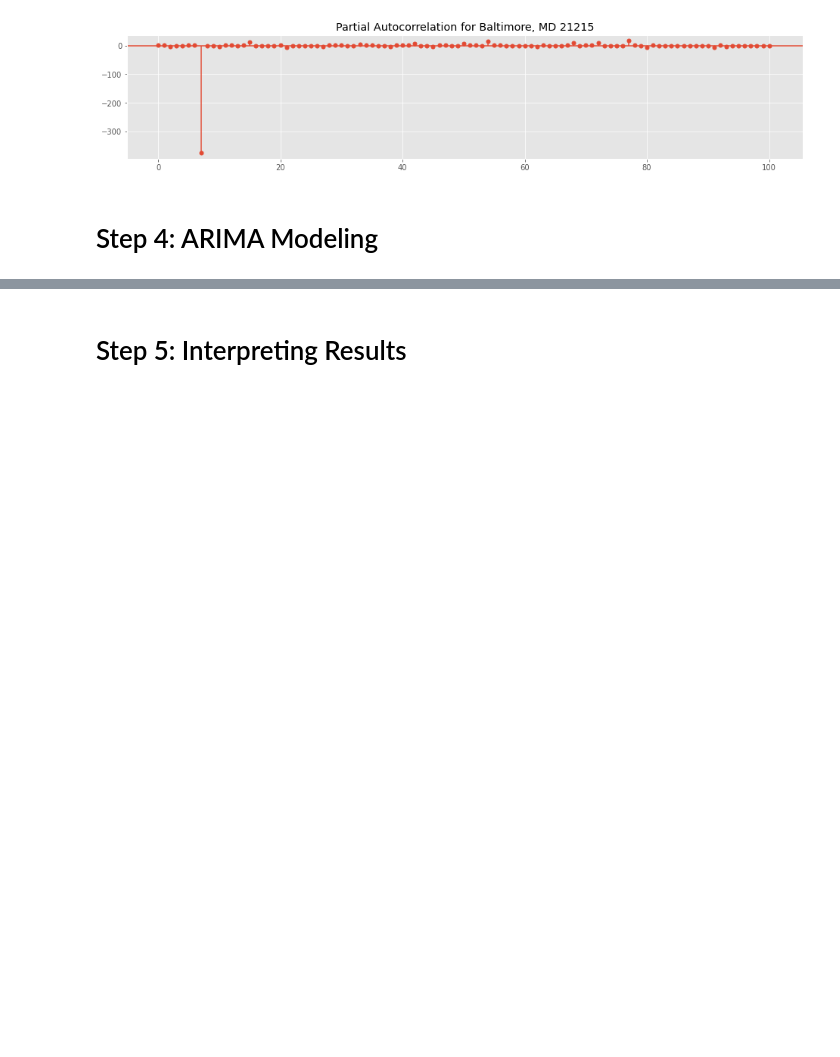
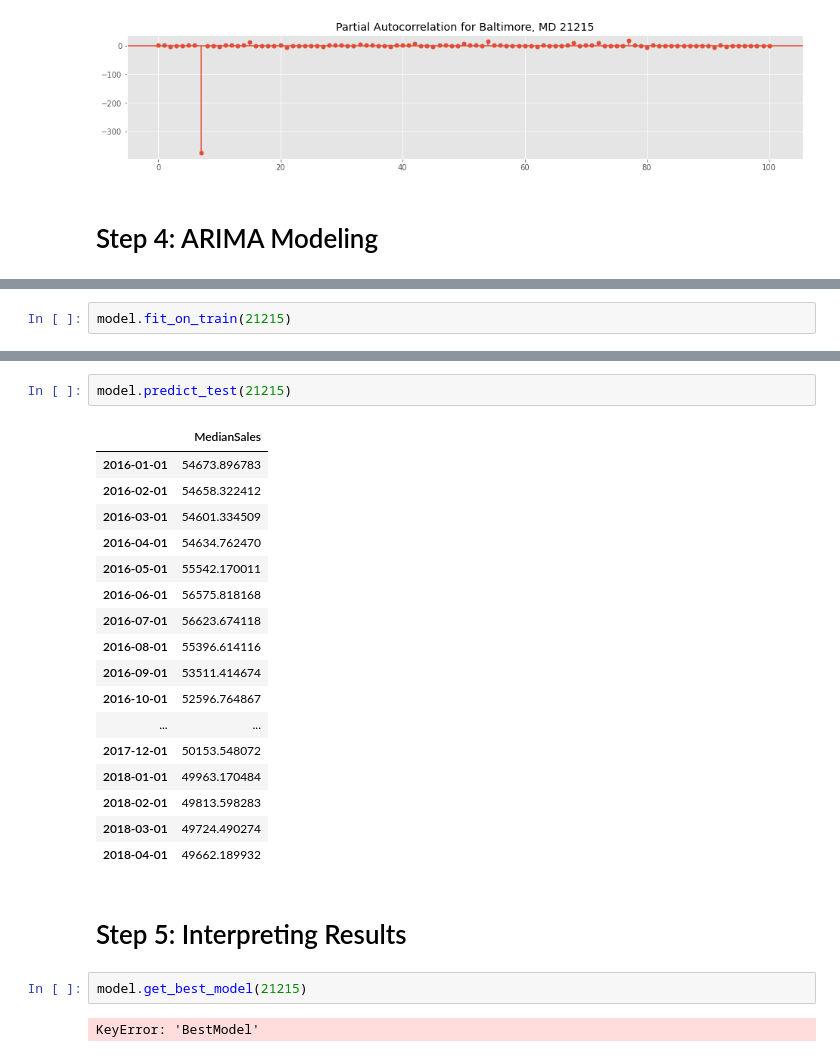
Before and after one commit to sethchart/Baltimore-Real-Estate-Investment, a Jupyter notebook: code/starter_notebook.ipynb, the cells around one changed output, grey strips where cells are left out. Saved outputs shown, nothing was run; the diff lists cells and outputs as text; blank space fills up the shorter version.

```diff
--- a/code/starter_notebook.ipynb
+++ b/code/starter_notebook.ipynb
@@ -199,0 +223,2 @@ plt.plot(best_res.predict())
+# %%
+model.fit_on_train(21215)
@@ -200,2 +243,26 @@ plt.plot(best_res.predict())
+# %%
+model.predict_test(21215)
+# %% [output]
+|  | MedianSales |
+| 2016-01-01 | 54673.896783 |
+| 2016-02-01 | 54658.322412 |
+| 2016-03-01 | 54601.334509 |
+| 2016-04-01 | 54634.762470 |
+| 2016-05-01 | 55542.170011 |
+| 2016-06-01 | 56575.818168 |
+| 2016-07-01 | 56623.674118 |
+| 2016-08-01 | 55396.614116 |
+| 2016-09-01 | 53511.414674 |
+| 2016-10-01 | 52596.764867 |
+| ... | ... |
+| 2017-12-01 | 50153.548072 |
+| 2018-01-01 | 49963.170484 |
+| 2018-02-01 | 49813.598283 |
+| 2018-03-01 | 49724.490274 |
+| 2018-04-01 | 49662.189932 |
 # %% [markdown]
 # Step 5: Interpreting Results
+# %%
+model.get_best_model(21215)
+# %% [output]
+KeyError: 'BestModel'
```
Also changed, not shown: parts of 8 cells of this notebook.
